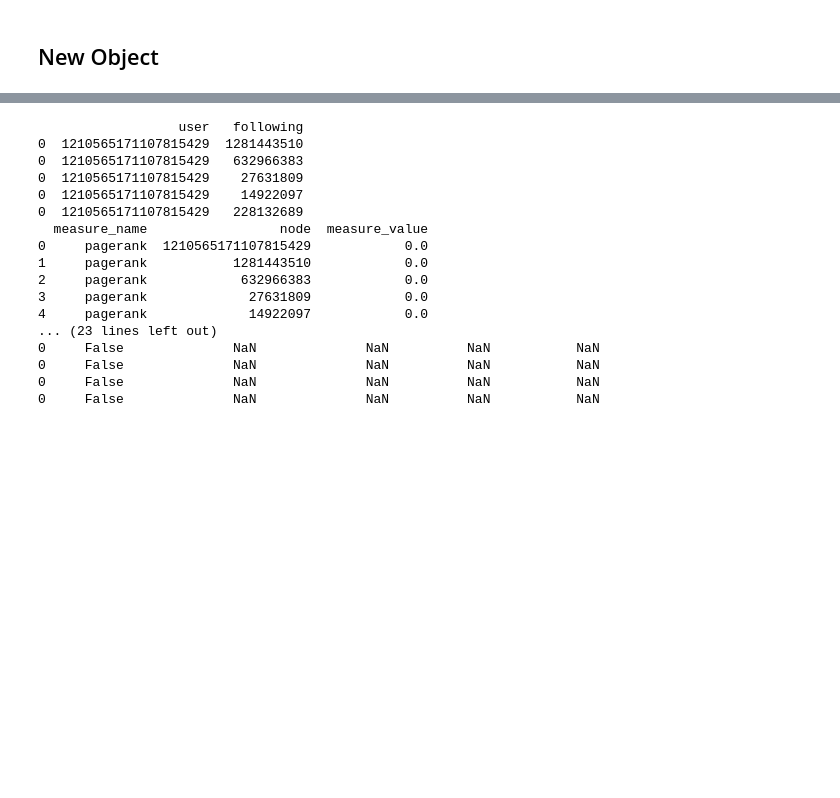
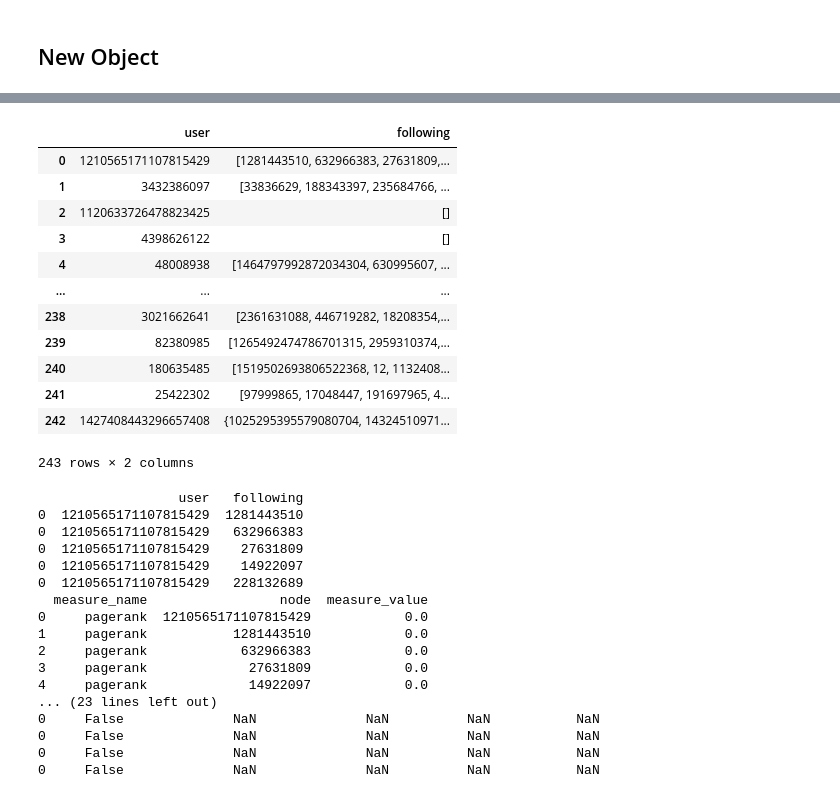
Before and after one commit to lejinvarghese/ego_networks, a Jupyter notebook: notebooks/io.ipynb, the cells around one changed output, grey strips where cells are left out. Drawn from its saved outputs; the diff is of its cells as text; code cells hidden in the pictures; blank space fills up the shorter version.

```diff
--- a/notebooks/io.ipynb
+++ b/notebooks/io.ipynb
@@ -237,3 +291,22 @@ dw.run(append = False)
+# %%
+data = dd.read_csv(
+    urlpath=f"gs://ego_networks/twitter/ties/*.csv",
+).compute()
+data
+# %% [output]
+|  | user | following |
+| 0 | 1210565171107815429 | [1281443510, 632966383, 27631809,... |
+| 1 | 3432386097 | [33836629, 188343397, 235684766, ... |
+| 2 | 1120633726478823425 | [] |
+| 3 | 4398626122 | [] |
+| 4 | 48008938 | [1464797992872034304, 630995607, ... |
+| ... | ... | ... |
+| 238 | 3021662641 | [2361631088, 446719282, 18208354,... |
+| 239 | 82380985 | [1265492474786701315, 2959310374,... |
+| 240 | 180635485 | [1519502693806522368, 12, 1132408... |
+| 241 | 25422302 | [97999865, 17048447, 191697965, 4... |
+| 242 | 1427408443296657408 | {1025295395579080704, 14324510971... |
+243 rows × 2 columns
 # %%
 for d in ["ties", "node_measures", "node_features"]:
     print(DataReader(data_type = d).run().head())
```
Also changed, not shown: parts of 11 cells of this notebook, 5 other files.
